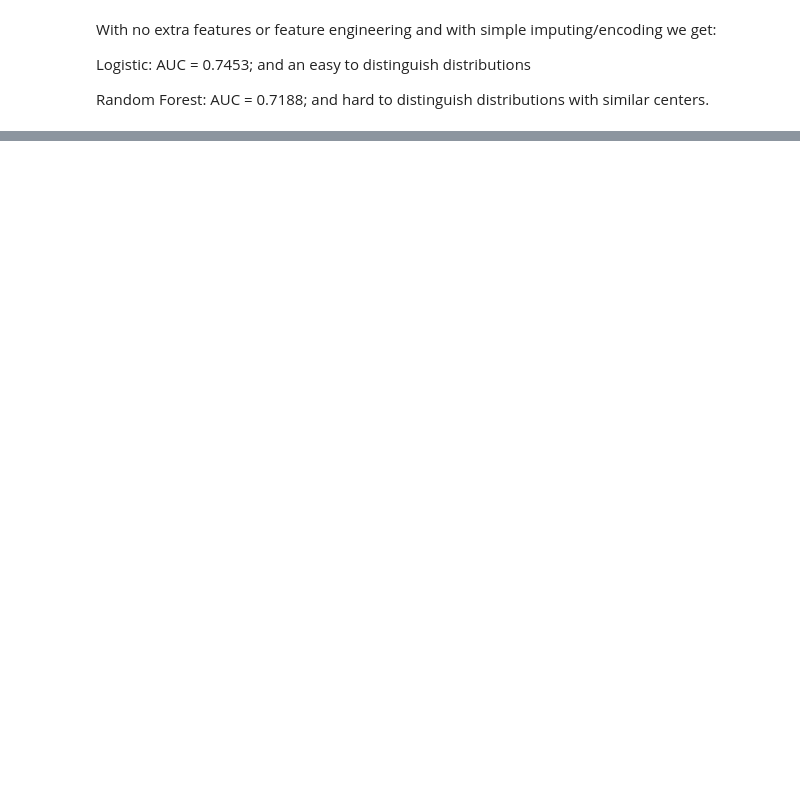
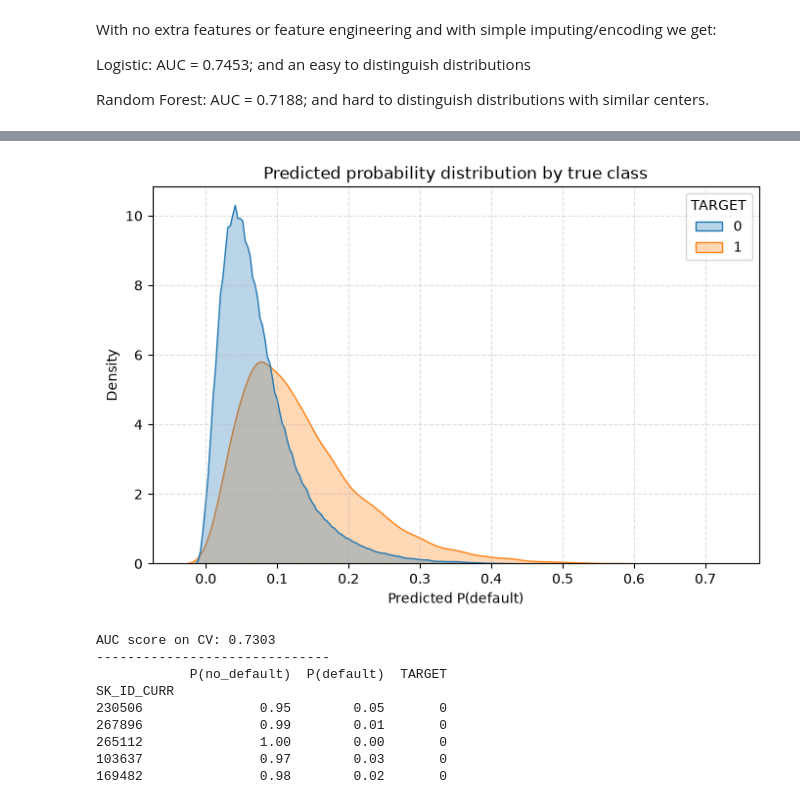
Before and after one commit to ABorda01/Project-Home-Credit-Default-Risk, a Jupyter notebook: model_selection_improv.ipynb, the cells around one changed output, grey strips where cells are left out. Cells and saved outputs as stored; diff of their text form; code cells hidden in the pictures; blank space fills up the shorter version.

```diff
--- a/model_selection_improv.ipynb
+++ b/model_selection_improv.ipynb
@@ -192,0 +350,15 @@ bureau_bal.sort
+# %%
+rf = RandomForestClassifier(n_estimators=100, class_weight='balanced_subsample', random_state=50, n_jobs=-1)
+
+model_eval_ts(rf, train_ts, y_train)
+# %% [output]
+[figure, added]
+AUC score on CV: 0.7303
+------------------------------
+            P(no_default)  P(default)  TARGET
+SK_ID_CURR
+230506               0.95        0.05       0
+267896               0.99        0.01       0
+265112               1.00        0.00       0
+103637               0.97        0.03       0
+169482               0.98        0.02       0
```
Also changed, not shown: parts of 22 cells of this notebook, 1 other file.
